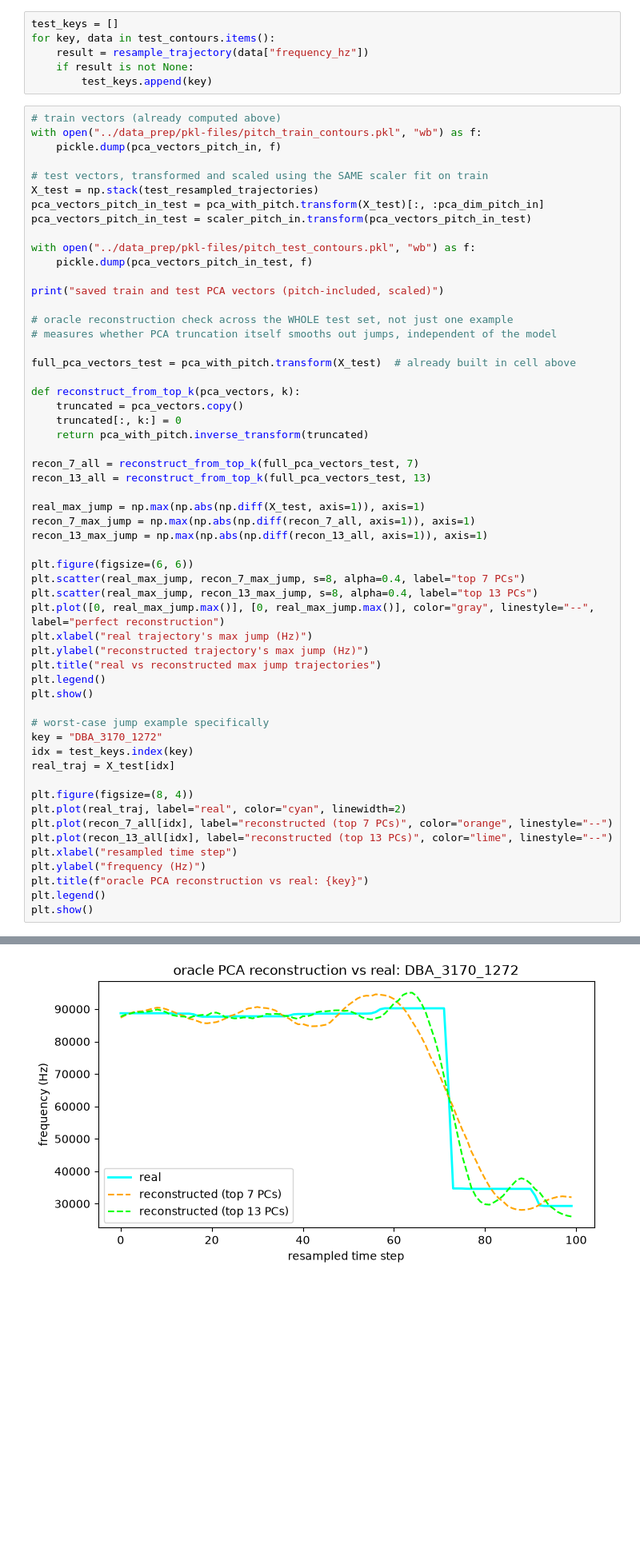
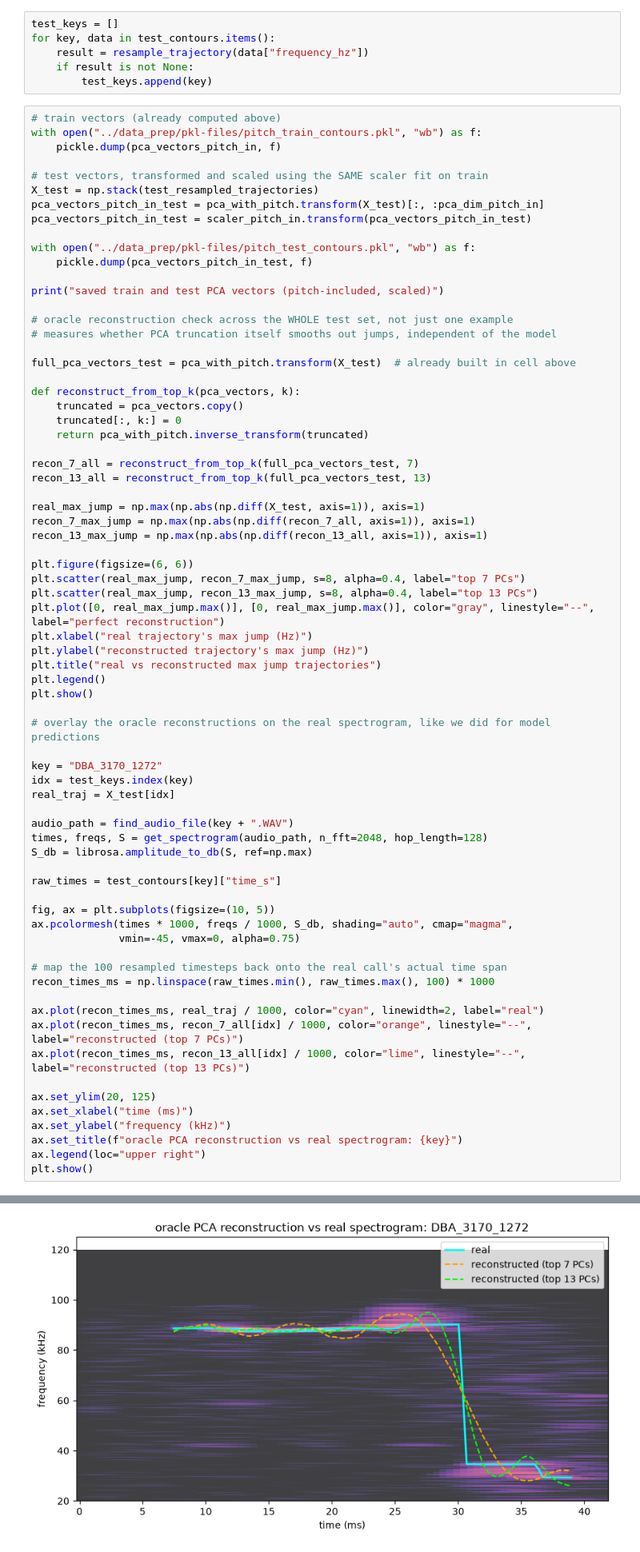
Before and after one commit to netra-khot/mouse-vocalization-2026, a Jupyter notebook: data_prep/pca.ipynb, the cells around one changed output, grey strips where cells are left out. Shown at 80% size. Cells and saved outputs as stored; diff of their text form; blank space fills up the shorter version.

```diff
--- a/data_prep/pca.ipynb
+++ b/data_prep/pca.ipynb
@@ -178,43 +178,58 @@ full_pca_vectors_test = pca_with_pitch.transform(X_test)  # already built in cel
 def reconstruct_from_top_k(pca_vectors, k):
     truncated = pca_vectors.copy()
     truncated[:, k:] = 0
     return pca_with_pitch.inverse_transform(truncated)
 
 recon_7_all = reconstruct_from_top_k(full_pca_vectors_test, 7)
 recon_13_all = reconstruct_from_top_k(full_pca_vectors_test, 13)
 
 real_max_jump = np.max(np.abs(np.diff(X_test, axis=1)), axis=1)
 recon_7_max_jump = np.max(np.abs(np.diff(recon_7_all, axis=1)), axis=1)
 recon_13_max_jump = np.max(np.abs(np.diff(recon_13_all, axis=1)), axis=1)
 
 plt.figure(figsize=(6, 6))
 plt.scatter(real_max_jump, recon_7_max_jump, s=8, alpha=0.4, label="top 7 PCs")
 plt.scatter(real_max_jump, recon_13_max_jump, s=8, alpha=0.4, label="top 13 PCs")
 plt.plot([0, real_max_jump.max()], [0, real_max_jump.max()], color="gray", linestyle="--", label="perfect reconstruction")
 plt.xlabel("real trajectory's max jump (Hz)")
 plt.ylabel("reconstructed trajectory's max jump (Hz)")
 plt.title("real vs reconstructed max jump trajectories")
 plt.legend()
 plt.show()
 
-# worst-case jump example specifically
+# overlay the oracle reconstructions on the real spectrogram, like we did for model predictions
+
 key = "DBA_3170_1272"
 idx = test_keys.index(key)
 real_traj = X_test[idx]
 
-plt.figure(figsize=(8, 4))
-plt.plot(real_traj, label="real", color="cyan", linewidth=2)
-plt.plot(recon_7_all[idx], label="reconstructed (top 7 PCs)", color="orange", linestyle="--")
-plt.plot(recon_13_all[idx], label="reconstructed (top 13 PCs)", color="lime", linestyle="--")
-plt.xlabel("resampled time step")
-plt.ylabel("frequency (Hz)")
-plt.title(f"oracle PCA reconstruction vs real: {key}")
-plt.legend()
+audio_path = find_audio_file(key + ".WAV")
+times, freqs, S = get_spectrogram(audio_path, n_fft=2048, hop_length=128)
+S_db = librosa.amplitude_to_db(S, ref=np.max)
+
+raw_times = test_contours[key]["time_s"]
+
+fig, ax = plt.subplots(figsize=(10, 5))
+ax.pcolormesh(times * 1000, freqs / 1000, S_db, shading="auto", cmap="magma",
+              vmin=-45, vmax=0, alpha=0.75)
+
+# map the 100 resampled timesteps back onto the real call's actual time span
+recon_times_ms = np.linspace(raw_times.min(), raw_times.max(), 100) * 1000
+
+ax.plot(recon_times_ms, real_traj / 1000, color="cyan", linewidth=2, label="real")
+ax.plot(recon_times_ms, recon_7_all[idx] / 1000, color="orange", linestyle="--", label="reconstructed (top 7 PCs)")
+ax.plot(recon_times_ms, recon_13_all[idx] / 1000, color="lime", linestyle="--", label="reconstructed (top 13 PCs)")
+
+ax.set_ylim(20, 125)
+ax.set_xlabel("time (ms)")
+ax.set_ylabel("frequency (kHz)")
+ax.set_title(f"oracle PCA reconstruction vs real spectrogram: {key}")
+ax.legend(loc="upper right")
 plt.show()
 # %% [output]
 saved train and test PCA vectors (pitch-included, scaled)
 [figure]
-[figure, old version]
+[figure, new version]
 # %%
 all_trajectories_arr = np.array(train_resampled_trajectories)
 # means = all_trajectories_arr.mean(axis=1, keepdims=True)
```
Also changed, not shown: 1 other file.
